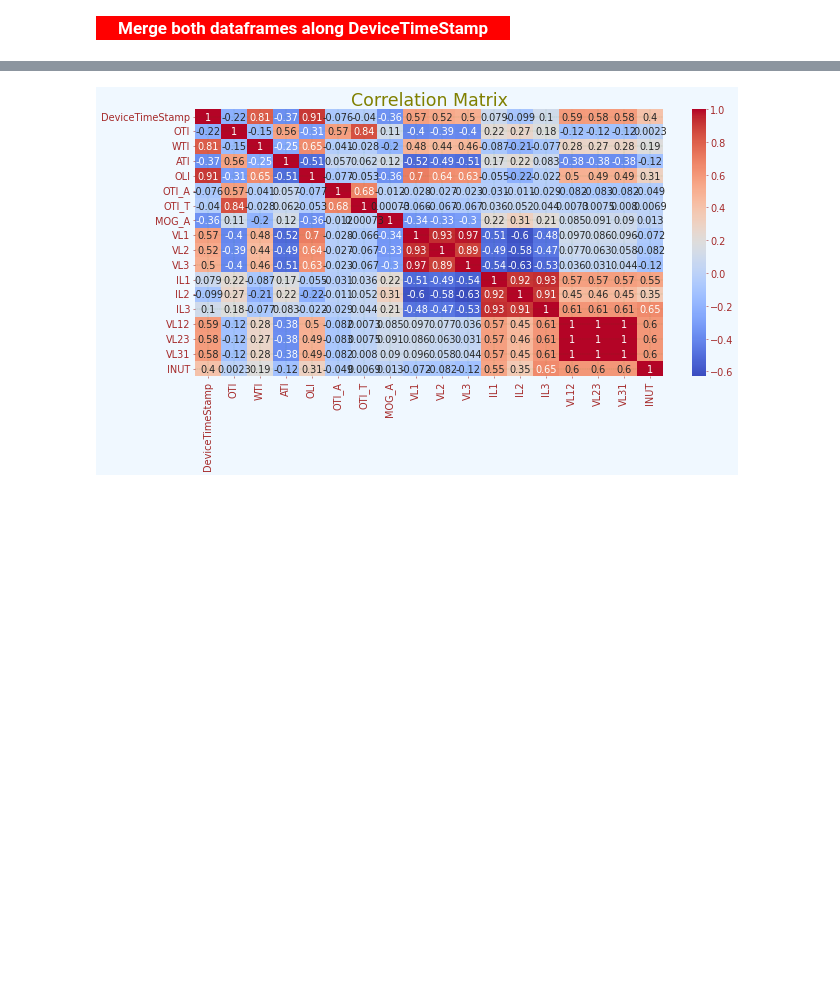
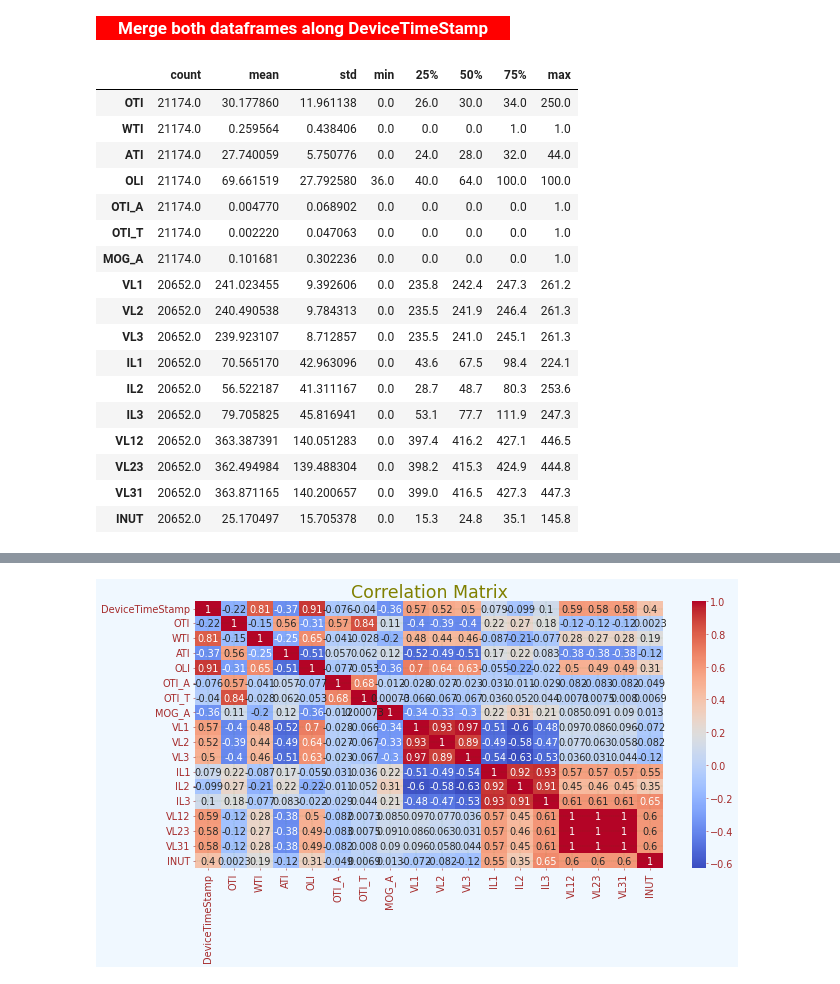
Before and after one commit to Abman2/zero_day, a Jupyter notebook: New folder/code only - Copy.ipynb, the cells around one changed output, grey strips where cells are left out. Drawn from its saved outputs; the diff is of its cells as text; code cells hidden in the pictures; blank space fills up the shorter version.

```diff
--- a/New folder/code only - Copy.ipynb
+++ b/New folder/code only - Copy.ipynb
@@ -117,3 +117,24 @@ current_voltage_data.head()
 # %%
 # Merge both dataframes along DeviceTimeStamp
 transformer = pd.merge(tf, current_voltage_data, on='DeviceTimeStamp', how='outer')
+trans_details=transformer.drop(['DeviceTimeStamp'],axis=1)
+trans_details.describe().T
+# %% [output]
+|  | count | mean | std | min | 25% | 50% | 75% | max |
+| OTI | 21174.0 | 30.177860 | 11.961138 | 0.0 | 26.0 | 30.0 | 34.0 | 250.0 |
+| WTI | 21174.0 | 0.259564 | 0.438406 | 0.0 | 0.0 | 0.0 | 1.0 | 1.0 |
+| ATI | 21174.0 | 27.740059 | 5.750776 | 0.0 | 24.0 | 28.0 | 32.0 | 44.0 |
+| OLI | 21174.0 | 69.661519 | 27.792580 | 36.0 | 40.0 | 64.0 | 100.0 | 100.0 |
+| OTI_A | 21174.0 | 0.004770 | 0.068902 | 0.0 | 0.0 | 0.0 | 0.0 | 1.0 |
+| OTI_T | 21174.0 | 0.002220 | 0.047063 | 0.0 | 0.0 | 0.0 | 0.0 | 1.0 |
+| MOG_A | 21174.0 | 0.101681 | 0.302236 | 0.0 | 0.0 | 0.0 | 0.0 | 1.0 |
+| VL1 | 20652.0 | 241.023455 | 9.392606 | 0.0 | 235.8 | 242.4 | 247.3 | 261.2 |
+| VL2 | 20652.0 | 240.490538 | 9.784313 | 0.0 | 235.5 | 241.9 | 246.4 | 261.3 |
+| VL3 | 20652.0 | 239.923107 | 8.712857 | 0.0 | 235.5 | 241.0 | 245.1 | 261.3 |
+| IL1 | 20652.0 | 70.565170 | 42.963096 | 0.0 | 43.6 | 67.5 | 98.4 | 224.1 |
+| IL2 | 20652.0 | 56.522187 | 41.311167 | 0.0 | 28.7 | 48.7 | 80.3 | 253.6 |
+| IL3 | 20652.0 | 79.705825 | 45.816941 | 0.0 | 53.1 | 77.7 | 111.9 | 247.3 |
+| VL12 | 20652.0 | 363.387391 | 140.051283 | 0.0 | 397.4 | 416.2 | 427.1 | 446.5 |
+| VL23 | 20652.0 | 362.494984 | 139.488304 | 0.0 | 398.2 | 415.3 | 424.9 | 444.8 |
+| VL31 | 20652.0 | 363.871165 | 140.200657 | 0.0 | 399.0 | 416.5 | 427.3 | 447.3 |
+| INUT | 20652.0 | 25.170497 | 15.705378 | 0.0 | 15.3 | 24.8 | 35.1 | 145.8 |
```
Also changed, not shown: parts of 1 cell of this notebook, 2 other files.
